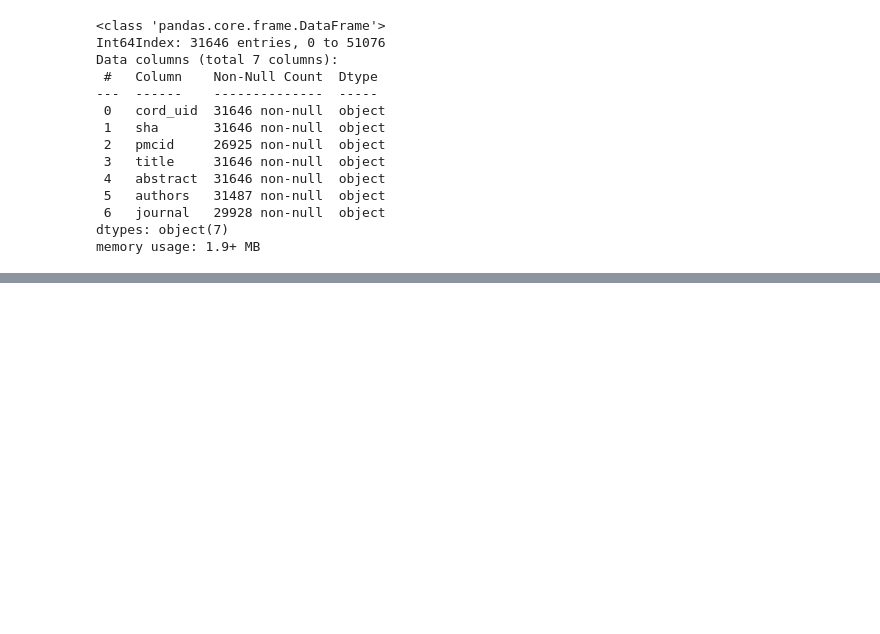
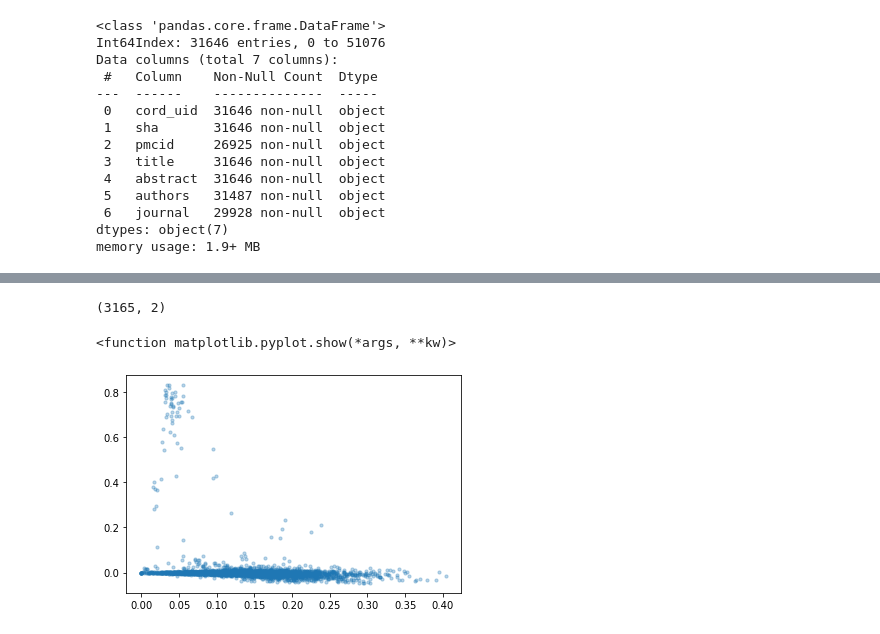
Before and after one commit to cejdan/covid-19-paper-clustering, a Jupyter notebook: Cord-19 Notebook.ipynb, the cells around one changed output, grey strips where cells are left out. Saved outputs shown, nothing was run; the diff lists cells and outputs as text; code cells hidden in the pictures; blank space fills up the shorter version.

```diff
--- a/Cord-19 Notebook.ipynb
+++ b/Cord-19 Notebook.ipynb
@@ -482,0 +434,14 @@ argsort(a, axis=-1, kind=None, order=None)
+# %%
+from sklearn.decomposition import TruncatedSVD
+
+svd = TruncatedSVD(n_components=2, n_iter=100, random_state=42)
+svd_model = svd.fit_transform(tfidf_matrix)
+svd_model.shape
+# %% [output]
+(3165, 2)
+# %%
+plt.scatter(svd_model[:,0], svd_model[:,1], alpha = 0.3, s=10)
+plt.show
+# %% [output]
+<function matplotlib.pyplot.show(*args, **kw)>
+[figure, added]
```
Also changed, not shown: parts of 61 cells of this notebook.
